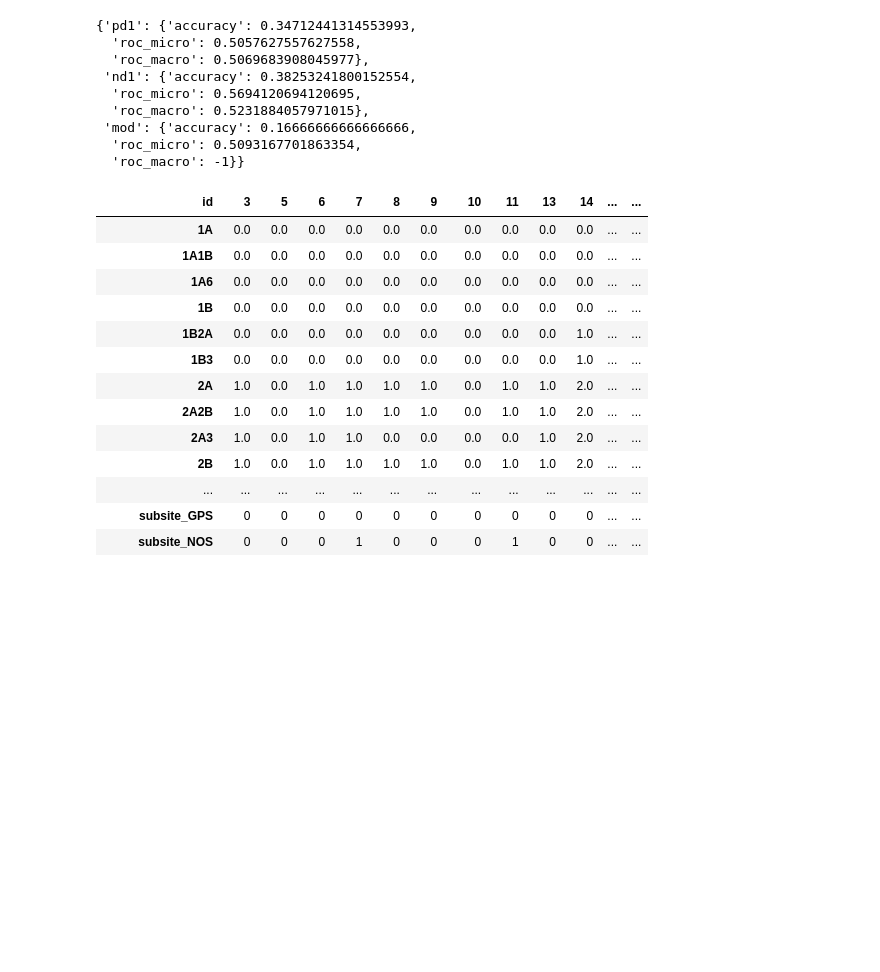
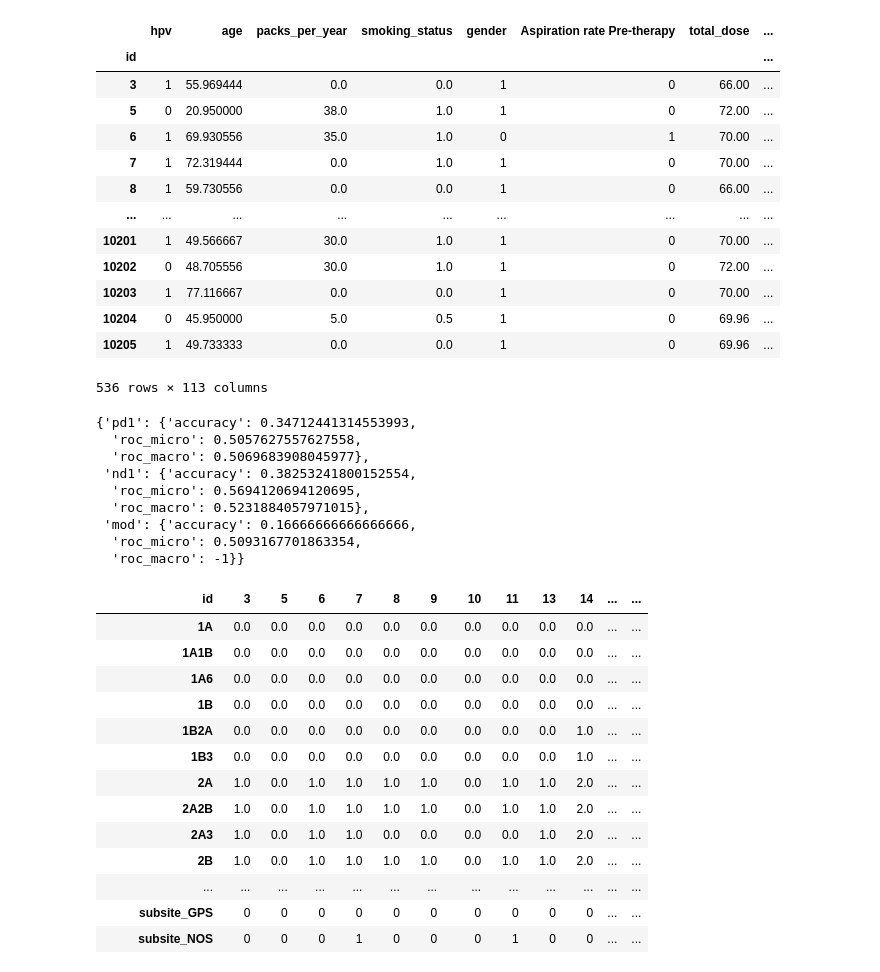
Before and after one commit to uic-evl/DigitalTwinVis, a Jupyter notebook: python/Preprocessing.ipynb, the cells around one changed output. Saved outputs shown, nothing was run; the diff lists cells and outputs as text; code cells hidden in the pictures; blank space fills up the shorter version.

```diff
--- a/python/Preprocessing.ipynb
+++ b/python/Preprocessing.ipynb
@@ -11,6 +11,24 @@ from Constants import *
 from Preprocessing import *
 from Models import *
 pd.set_option('display.max_rows', 200)
+# %%
+data = DTDataset()
+data.processed_df
+# %% [output]
+|  | hpv | age | packs_per_year | smoking_status | gender | Aspiration rate Pre-therapy | total_dose | ... |
+| id |  |  |  |  |  |  |  | ... |
+| 3 | 1 | 55.969444 | 0.0 | 0.0 | 1 | 0 | 66.00 | ... |
+| 5 | 0 | 20.950000 | 38.0 | 1.0 | 1 | 0 | 72.00 | ... |
+| 6 | 1 | 69.930556 | 35.0 | 1.0 | 0 | 1 | 70.00 | ... |
+| 7 | 1 | 72.319444 | 0.0 | 1.0 | 1 | 0 | 70.00 | ... |
+| 8 | 1 | 59.730556 | 0.0 | 0.0 | 1 | 0 | 66.00 | ... |
+| ... | ... | ... | ... | ... | ... | ... | ... | ... |
+| 10201 | 1 | 49.566667 | 30.0 | 1.0 | 1 | 0 | 70.00 | ... |
+| 10202 | 0 | 48.705556 | 30.0 | 1.0 | 1 | 0 | 72.00 | ... |
+| 10203 | 1 | 77.116667 | 0.0 | 0.0 | 1 | 0 | 70.00 | ... |
+| 10204 | 0 | 45.950000 | 5.0 | 0.5 | 1 | 0 | 69.96 | ... |
+| 10205 | 1 | 49.733333 | 0.0 | 0.0 | 1 | 0 | 69.96 | ... |
+536 rows × 113 columns
 # %%
 model_dir = Const.data_dir + '/models/'
 
```
Also changed, not shown: parts of 2 cells of this notebook.
